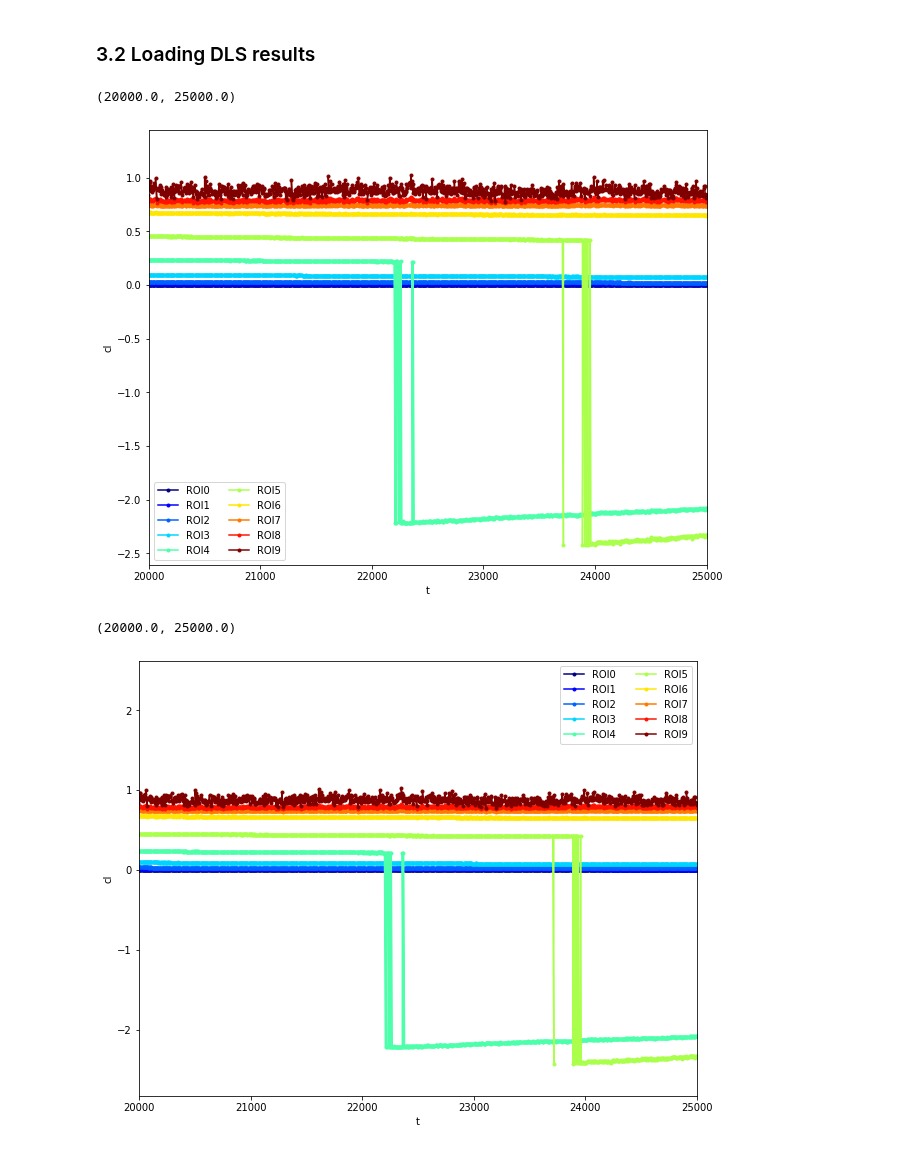
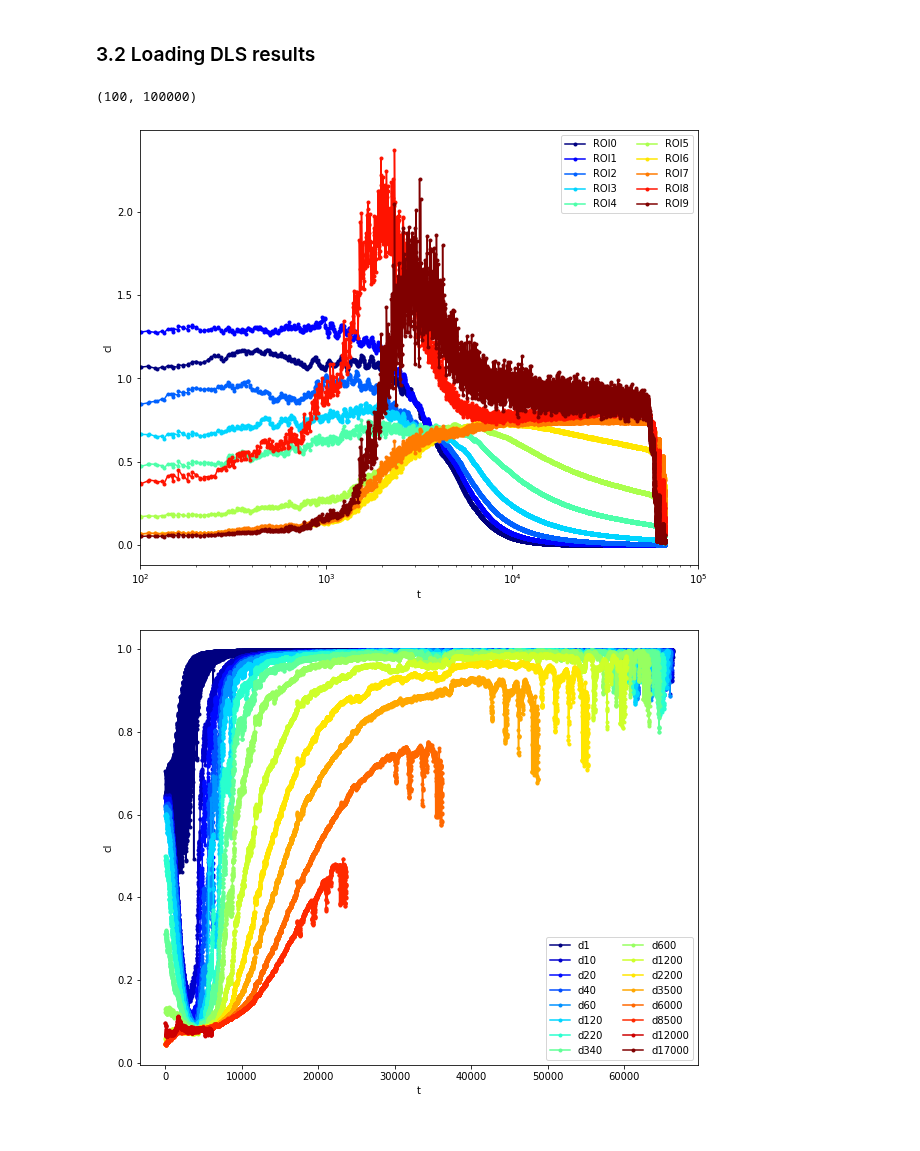
Before and after one commit to steaime/DSHpy, a Jupyter notebook: tutorial4_SALS.ipynb, the cells around one changed output. Cells and saved outputs as stored; diff of their text form; code cells hidden in the pictures.

```diff
--- a/tutorial4_SALS.ipynb
+++ b/tutorial4_SALS.ipynb
@@ -122,21 +123,34 @@ ValueError: operands could not be broadcast together with shapes (20,) (0,)
 # %% [markdown]
 ### 3.1 Loading SLS results
 # %%
-SLSdata, rarr, phiarr, times = LS.OpenSLS(r'D:\steaime\Data\SALS\210202\out_stack', open_raw=False)
+SLSdata, rarr, phiarr, times = LS.OpenSLS(r'D:\steaime\Data\SALS\210202\out_stack_corr', open_raw=False)
 # %%
-def PlotSLS(SLSdata, rs, times=None, timesel=None, figsize=(10,8), plot_fmt='.-', cmap=None):
+def PlotSLS(SLSdata, rs, times=None, timesel=None, OptBkg=None, figsize=(10,8), plot_fmt='.-', cmap=None, legend=True, funcfit=None):
     fig, ax = plt.subplots(figsize=figsize)
     if times is None:
         times = np.arange(SLSdata.shape[1])
     if timesel is None:
         timesel = np.asarray(range(len(times)), dtype=int)
     if cmap is not None:
-        color.cycle_cmap(len(times), cmap=cmap, ax=ax)
+        color.cycle_cmap(len(timesel), cmap=cmap, ax=ax)
     for tidx in timesel:
-        ax.plot(rs, SLSdata[:,tidx], plot_fmt, label='t{0}'.format(times[tidx]))
+        if OptBkg is None:
+            to_plot = SLSdata[:,tidx]
+        else:
+            to_plot = SLSdata[:,tidx] - OptBkg
+        ax.plot(rs, to_plot, plot_fmt, label='t{0}'.format(times[tidx]))
+    if funcfit is not None:
+        for tidx in timesel:
+            if OptBkg is None:
+                to_fit = SLSdata[:,tidx]
+            else:
+                to_fit = SLSdata[:,tidx] - OptBkg
+            popt, _ = optimize.curve_fit(funcfit, rs, to_fit)
+            ax.plot(rs, funcfit(rs, *popt), '--', label='t{0}_fit'.format(times[tidx]))
     ax.set_xlabel('r')
     ax.set_ylabel('I')
     ax.set_xscale('log')
     ax.set_yscale('log')
-    ax.legend(ncol=2)
+    if legend:
+        ax.legend(ncol=2)
     return fig, ax
@@ -153,0 +157,4 @@ PlotSLS(SLSdata, rarr, times=times, timesel=list(range(3000, 3500, 10)))
+# %%
+fig, ax = PlotSLS(SLSdata, rarr, times=times, timesel=list(range(400, SLSdata.shape[1]//13, 20)), cmap=mpl.cm.jet)#, OptBkg=SLSdata[:,380]
+ax.set_yscale('linear')
+#ax.set_ylim([0.1, 40])
@@ -154,7 +163,7 @@ PlotSLS(SLSdata, rarr, times=times, timesel=list(range(3000, 3500, 10)))
 # %% [markdown]
 ### 3.2 Loading DLS results
 # %%
-cIs, times, lags, ROI_list, exptime_list = LS.OpenCIs(r'D:\steaime\Data\SALS\210202\out_stack')#SALS_analyzer.outFolder)
+cIs, times, lags, ROI_list, exptime_list = LS.OpenCIs(r'D:\steaime\Data\SALS\210202\out_stack_corr')#SALS_analyzer.outFolder)
 times = times[0]
 lags = lags[0]
 # %%
@@ -192,15 +249,12 @@ def PlotCIs(CIdata, lags=None, times=None, lag_sel=None, figsize=(10,8), plot_fm
 # %%
 fig, ax = PlotContrast(cIs, times, cmap=mpl.cm.jet)
-#ax.set_xscale('log')
-ax.set_xlim([20000, 25000])
+ax.set_xscale('log')
+ax.set_xlim([100, 100000])
 # %% [output]
-(20000.0, 25000.0)
+(100, 100000)
-[figure, old version]
+[figure, new version]
 # %%
-fig, ax = PlotContrast(cIs, times, cmap=mpl.cm.jet)
-#ax.set_xscale('log')
-ax.set_xlim([20000, 25000])
+fig, ax = PlotCIs(cIs[7], lags, times, lag_sel=list(range(1, len(lags), 5)), cmap=mpl.cm.jet)
 # %% [output]
-(20000.0, 25000.0)
-[figure, old version]
+[figure, new version]
 # %%
```
Also changed, not shown: parts of 10 cells of this notebook, 2 other files.
